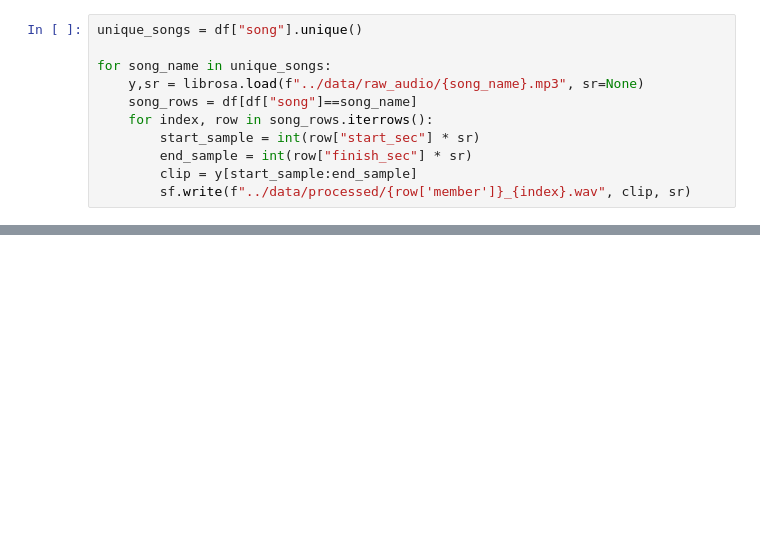
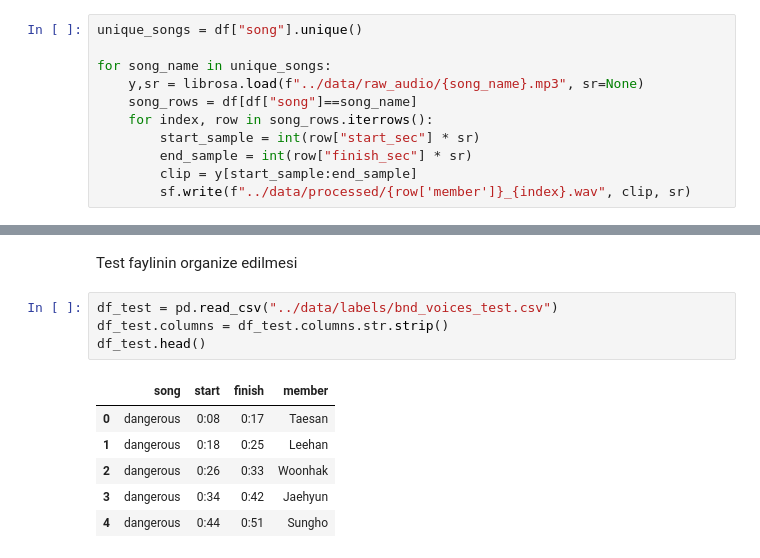
Before and after one commit to LeylAIeva/1doorNvoices, a Jupyter notebook: notebooks/explore.ipynb, the cells around one changed output, grey strips where cells are left out. Saved outputs shown, nothing was run; the diff lists cells and outputs as text; blank space fills up the shorter version.

```diff
--- a/notebooks/explore.ipynb
+++ b/notebooks/explore.ipynb
@@ -83,0 +106,13 @@ for song_name in unique_songs:
+# %% [markdown]
+Test faylinin organize edilmesi
+# %%
+df_test = pd.read_csv("../data/labels/bnd_voices_test.csv")
+df_test.columns = df_test.columns.str.strip()
+df_test.head()
+# %% [output]
+|  | song | start | finish | member |
+| 0 | dangerous | 0:08 | 0:17 | Taesan |
+| 1 | dangerous | 0:18 | 0:25 | Leehan |
+| 2 | dangerous | 0:26 | 0:33 | Woonhak |
+| 3 | dangerous | 0:34 | 0:42 | Jaehyun |
+| 4 | dangerous | 0:44 | 0:51 | Sungho |
```
Also changed, not shown: parts of 14 cells of this notebook, 1 other file.
